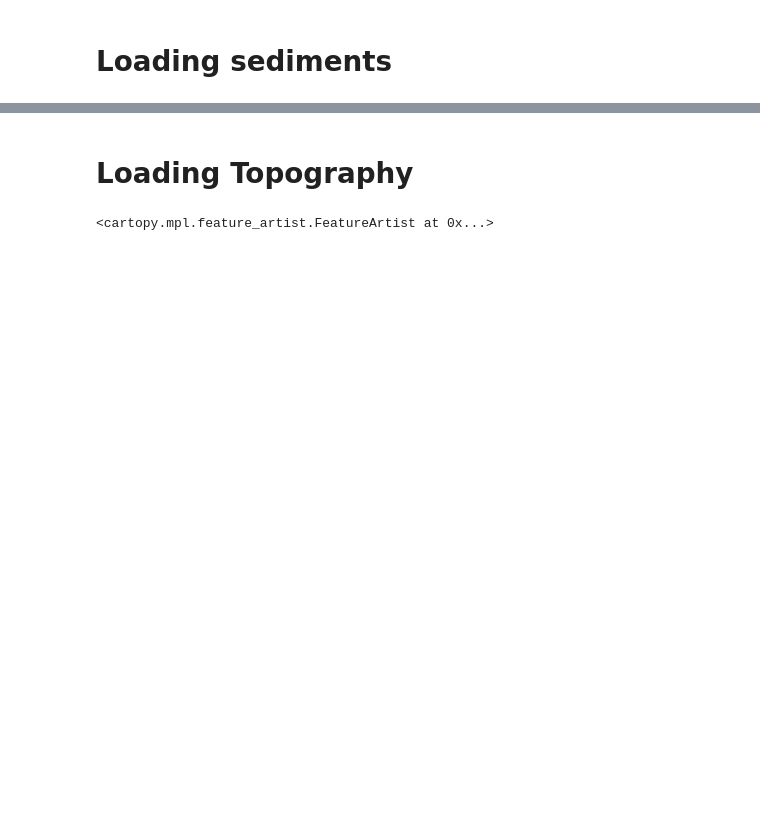
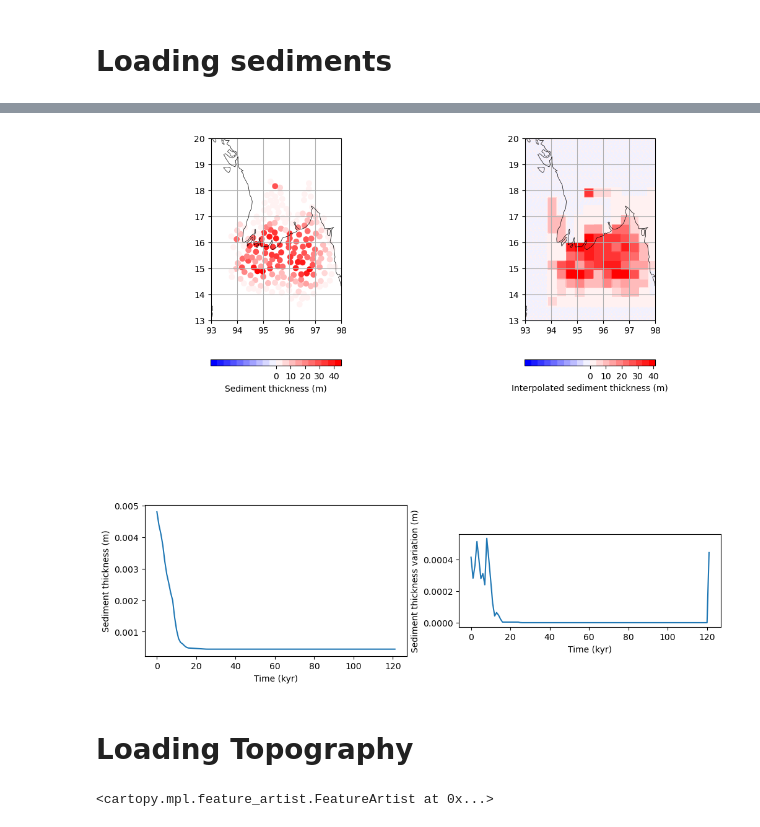
Before and after one commit to AHenryLarroze/Py_SL_C0de, a Jupyter notebook: src/Loading_ice_and_sediment.ipynb, the cells around one changed output, grey strips where cells are left out. Cells and saved outputs as stored; diff of their text form; code cells hidden in the pictures; blank space fills up the shorter version.

```diff
--- a/src/Loading_ice_and_sediment.ipynb
+++ b/src/Loading_ice_and_sediment.ipynb
@@ -180,0 +257,62 @@ sed_time_grid.save(save_way=Output_way+'SED')
+# %%
+import cartopy
+import cartopy.crs as ccrs
+from matplotlib import cm
+import matplotlib.colors as colors
+
+selected_time=0
+
+in_ind=np.where((sed_time_step-selected_time)==0)[0][0]
+our_ind=np.where((sed_time_grid.time_step-selected_time)==0)[0][0]
+
+area=(93,98,13,20)
+
+cmap=cm.get_cmap('bwr', 20)
+alpha_ocean=0
+coast_line_width=0.5
+norm1 = colors.TwoSlopeNorm(vmin=-0.1,vmax=None,vcenter=0)
+
+fig = plt.figure(figsize=(12, 12), facecolor="none")
+ax  = plt.subplot(222, projection=ccrs.PlateCarree())
+ax.set_extent(area)
+colormap = cmap
+m = ax.imshow(sed_time_grid.height_time_grid[:our_ind+1,:,:].sum(0), origin='lower', transform=ccrs.PlateCarree(),extent=[0,360, -89, 89], zorder=0, cmap=colormap, interpolation="gaussian",norm=norm1)
+cbar=plt.colorbar(mappable=m, orientation="horizontal", shrink=0.5)
+cbar.set_label('Interpolated sediment thickness (m)')
+#cbar.set_ticks([sed_time_grid.height_time_grid[our_ind,:,:].min(), 0, sed_time_grid.height_time_grid[ind,:,:].max()])
+ax.add_feature(cartopy.feature.OCEAN, alpha=alpha_ocean, zorder=99, facecolor="#BBBBBB")
+ax.coastlines(resolution="50m", zorder=100, linewidth=coast_line_width)
+ax.gridlines()
+ax.set_xticks(np.arange(area[0],area[1]+1,1))
+ax.set_yticks(np.arange(area[2],area[3]+1,1))
+
+norm2 = colors.TwoSlopeNorm(vmin=-0.1,vmax=None,vcenter=0)
+ax  = plt.subplot(221, projection=ccrs.PlateCarree())
+ax.set_extent(area)
+colormap = cmap
+m=ax.scatter(lon,lat,c=sed[:in_ind+1,:].sum(0),transform=ccrs.PlateCarree(),zorder=0,norm=norm2,cmap=colormap)
+cbar=plt.colorbar(mappable=m, orientation="horizontal", shrink=0.5)
+cbar.set_label('Sediment thickness (m)')
+#m = ax.imshow(sed_time_grid.height_time_grid[ind,:,:], origin='lower', transform=ccrs.PlateCarree(),extent=[0,360, -89, 89], zorder=0, cmap=colormap, interpolation="gaussian",norm=norm)
+ax.add_feature(cartopy.feature.OCEAN, alpha=alpha_ocean, zorder=99, facecolor="#BBBBBB")
+ax.coastlines(resolution="50m", zorder=100, linewidth=coast_line_width)
+ax.gridlines()
+ax.set_xticks(np.arange(area[0],area[1]+1,1))
+ax.set_yticks(np.arange(area[2],area[3]+1,1))
+
+sed_time_grid.timegrdtotimecoeff()
+
+ax  = plt.subplot(223)
+ax.plot(sed_time_grid.time_step[1:],sed_time_grid.height_time_coeff[:,0].cumsum())
+ax.set_aspect(16000)
+ax.set_ylabel('Sediment thickness (m)')
+ax.set_xlabel('Time (kyr)')
+
+ax  = plt.subplot(224)
+ax.plot(sed_time_grid.time_step[1:],sed_time_grid.height_time_coeff[:,0])
+ax.set_aspect(80000)
+ax.set_ylabel('Sediment thickness variation (m)')
+ax.set_xlabel('Time (kyr)')
+plt.show()
+# %% [output]
+[figure, added]
```
Also changed, not shown: parts of 14 cells of this notebook, 13 other files.
